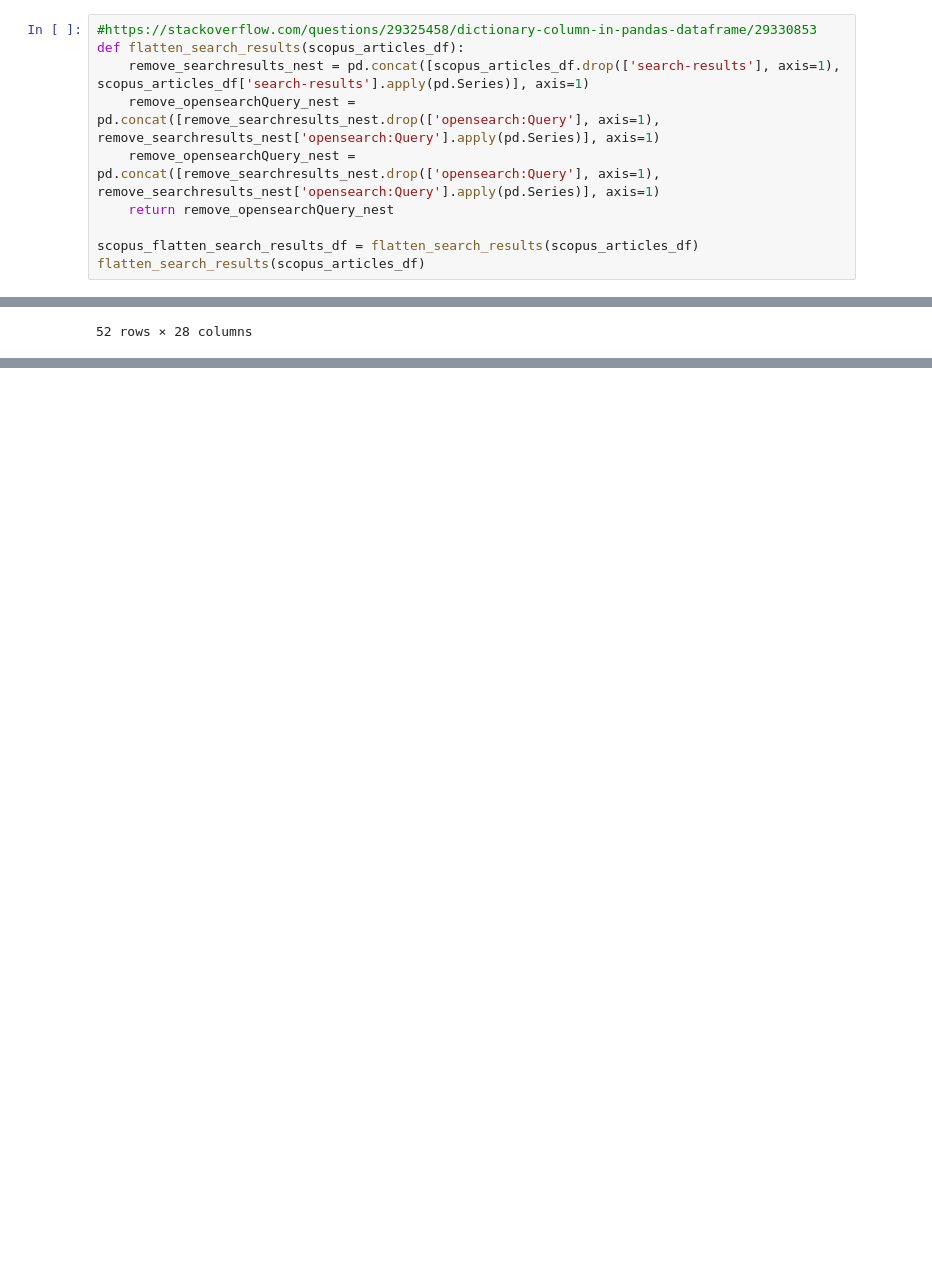
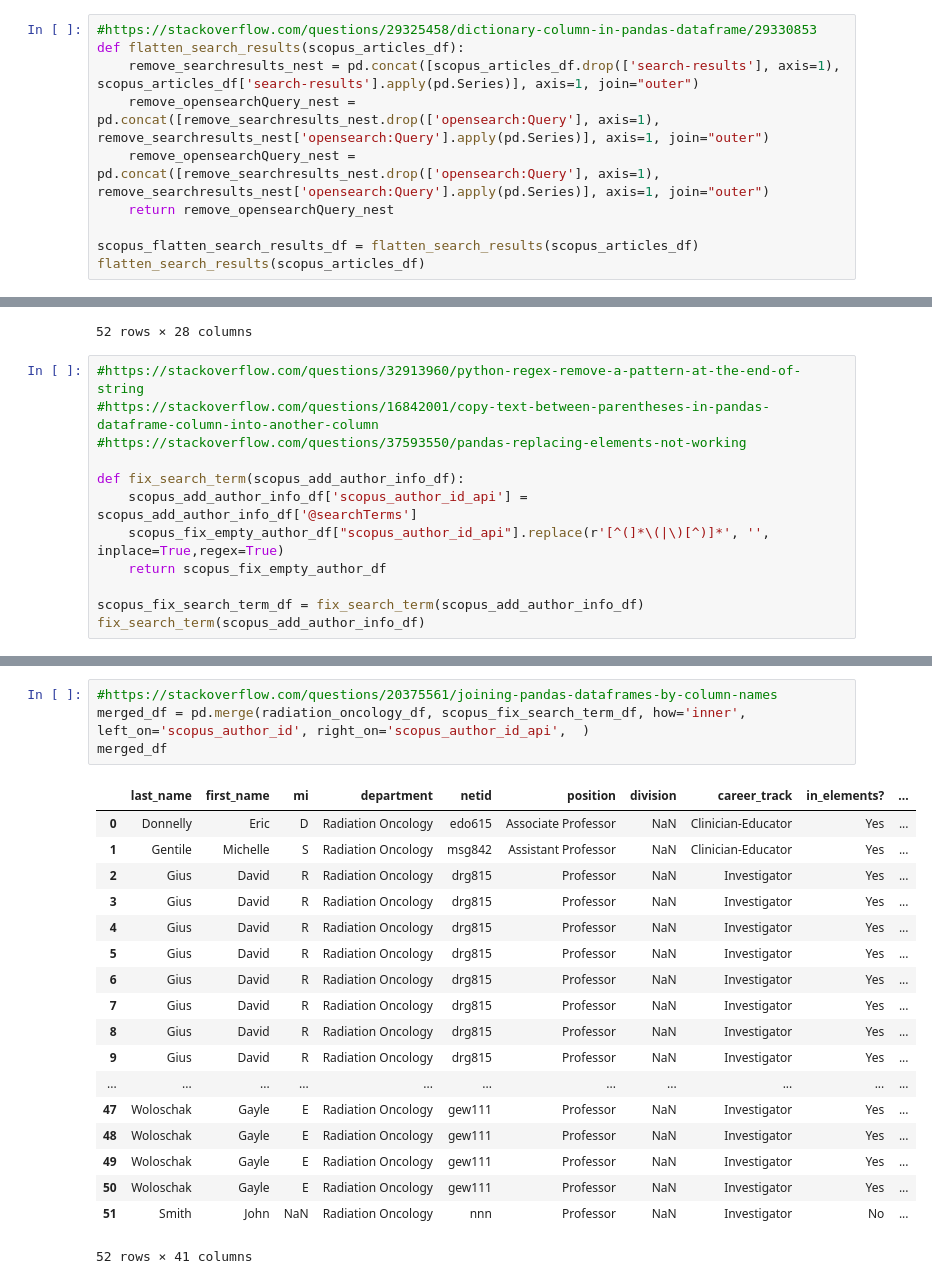
Before and after one commit to kglibrarian/scopusAPIrequests, a Jupyter notebook: MultipleAuthorAPIRequests.ipynb, the cells around one changed output, grey strips where cells are left out. Cells and saved outputs as stored; diff of their text form; blank space fills up the shorter version.

Commit message:
merged final dataframes

```diff
--- a/MultipleAuthorAPIRequests.ipynb
+++ b/MultipleAuthorAPIRequests.ipynb
@@ -189,9 +190,9 @@ make_scopus_articles_df(multiple_author_list)
 # %%
 #https://stackoverflow.com/questions/29325458/dictionary-column-in-pandas-dataframe/29330853
 def flatten_search_results(scopus_articles_df):
-    remove_searchresults_nest = pd.concat([scopus_articles_df.drop(['search-results'], axis=1), scopus_articles_df['search-results'].apply(pd.Series)], axis=1)
-    remove_opensearchQuery_nest = pd.concat([remove_searchresults_nest.drop(['opensearch:Query'], axis=1), remove_searchresults_nest['opensearch:Query'].apply(pd.Series)], axis=1)
-    remove_opensearchQuery_nest = pd.concat([remove_searchresults_nest.drop(['opensearch:Query'], axis=1), remove_searchresults_nest['opensearch:Query'].apply(pd.Series)], axis=1)
+    remove_searchresults_nest = pd.concat([scopus_articles_df.drop(['search-results'], axis=1), scopus_articles_df['search-results'].apply(pd.Series)], axis=1, join="outer")
+    remove_opensearchQuery_nest = pd.concat([remove_searchresults_nest.drop(['opensearch:Query'], axis=1), remove_searchresults_nest['opensearch:Query'].apply(pd.Series)], axis=1, join="outer")
+    remove_opensearchQuery_nest = pd.concat([remove_searchresults_nest.drop(['opensearch:Query'], axis=1), remove_searchresults_nest['opensearch:Query'].apply(pd.Series)], axis=1, join="outer")
     return remove_opensearchQuery_nest
 
 scopus_flatten_search_results_df = flatten_search_results(scopus_articles_df)
@@ -356,3 +355,15 @@ add_author_info(scopus_fix_empty_author_df)
 | 50 | true | [{'@_fa': 'true', 'author-url': '... | 1 | SCOPUS_ID:6344239374 | Workshop on biological applicatio... | 2-s2.0-6344239374 | NaN | Journal | ... |
 | 51 | true | [] | NaN | NaN | NaN | NaN | Result set was empty | NaN | ... |
 52 rows × 28 columns
+# %%
+#https://stackoverflow.com/questions/32913960/python-regex-remove-a-pattern-at-the-end-of-string
+#https://stackoverflow.com/questions/16842001/copy-text-between-parentheses-in-pandas-dataframe-column-into-another-column
+#https://stackoverflow.com/questions/37593550/pandas-replacing-elements-not-working
+
+def fix_search_term(scopus_add_author_info_df):
+    scopus_add_author_info_df['scopus_author_id_api'] = scopus_add_author_info_df['@searchTerms']
+    scopus_fix_empty_author_df["scopus_author_id_api"].replace(r'[^(]*\(|\)[^)]*', '', inplace=True,regex=True)
+    return scopus_fix_empty_author_df
+
+scopus_fix_search_term_df = fix_search_term(scopus_add_author_info_df)
+fix_search_term(scopus_add_author_info_df)
@@ -358,0 +389,23 @@ add_author_info(scopus_fix_empty_author_df)
+# %%
+#https://stackoverflow.com/questions/20375561/joining-pandas-dataframes-by-column-names
+merged_df = pd.merge(radiation_oncology_df, scopus_fix_search_term_df, how='inner', left_on='scopus_author_id', right_on='scopus_author_id_api',  )
+merged_df
+# %% [output]
+|  | last_name | first_name | mi | department | netid | position | division | career_track | in_elements? | ... |
+| 0 | Donnelly | Eric | D | Radiation Oncology | edo615 | Associate Professor | NaN | Clinician-Educator | Yes | ... |
+| 1 | Gentile | Michelle | S | Radiation Oncology | msg842 | Assistant Professor | NaN | Clinician-Educator | Yes | ... |
+| 2 | Gius | David | R | Radiation Oncology | drg815 | Professor | NaN | Investigator | Yes | ... |
+| 3 | Gius | David | R | Radiation Oncology | drg815 | Professor | NaN | Investigator | Yes | ... |
+| 4 | Gius | David | R | Radiation Oncology | drg815 | Professor | NaN | Investigator | Yes | ... |
+| 5 | Gius | David | R | Radiation Oncology | drg815 | Professor | NaN | Investigator | Yes | ... |
+| 6 | Gius | David | R | Radiation Oncology | drg815 | Professor | NaN | Investigator | Yes | ... |
+| 7 | Gius | David | R | Radiation Oncology | drg815 | Professor | NaN | Investigator | Yes | ... |
+| 8 | Gius | David | R | Radiation Oncology | drg815 | Professor | NaN | Investigator | Yes | ... |
+| 9 | Gius | David | R | Radiation Oncology | drg815 | Professor | NaN | Investigator | Yes | ... |
+| ... | ... | ... | ... | ... | ... | ... | ... | ... | ... | ... |
+| 47 | Woloschak | Gayle | E | Radiation Oncology | gew111 | Professor | NaN | Investigator | Yes | ... |
+| 48 | Woloschak | Gayle | E | Radiation Oncology | gew111 | Professor | NaN | Investigator | Yes | ... |
+| 49 | Woloschak | Gayle | E | Radiation Oncology | gew111 | Professor | NaN | Investigator | Yes | ... |
+| 50 | Woloschak | Gayle | E | Radiation Oncology | gew111 | Professor | NaN | Investigator | Yes | ... |
+| 51 | Smith | John | NaN | Radiation Oncology | nnn | Professor | NaN | Investigator | No | ... |
+52 rows × 41 columns
```
Also changed, not shown: parts of 5 cells of this notebook.
